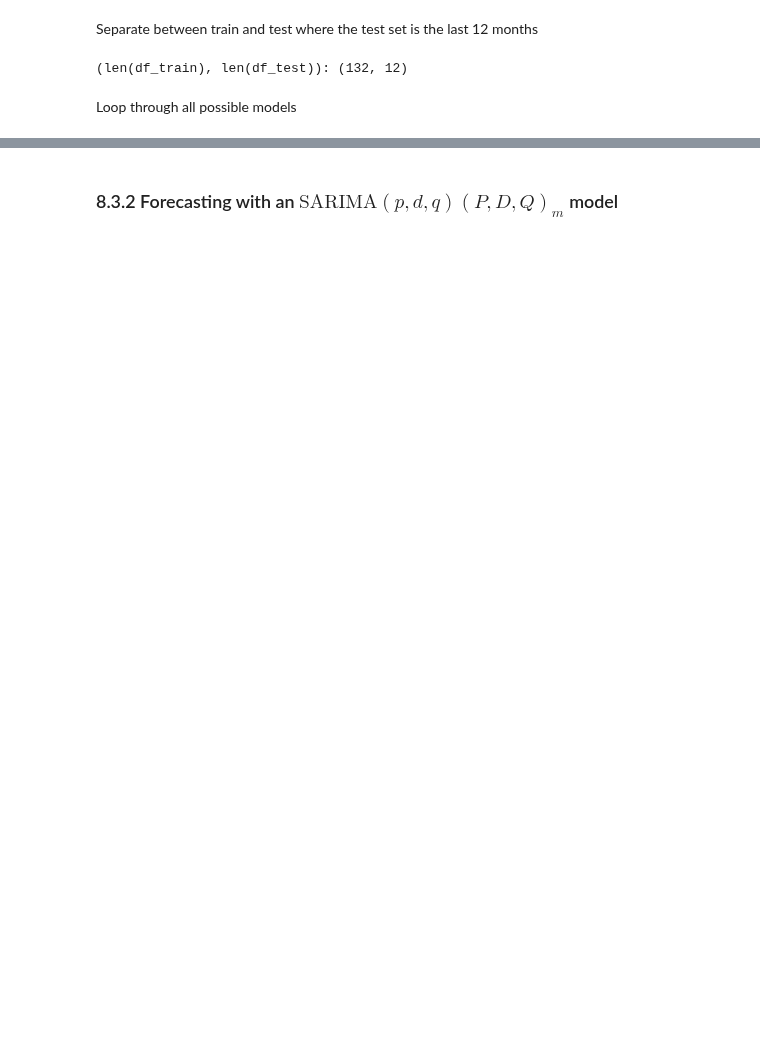
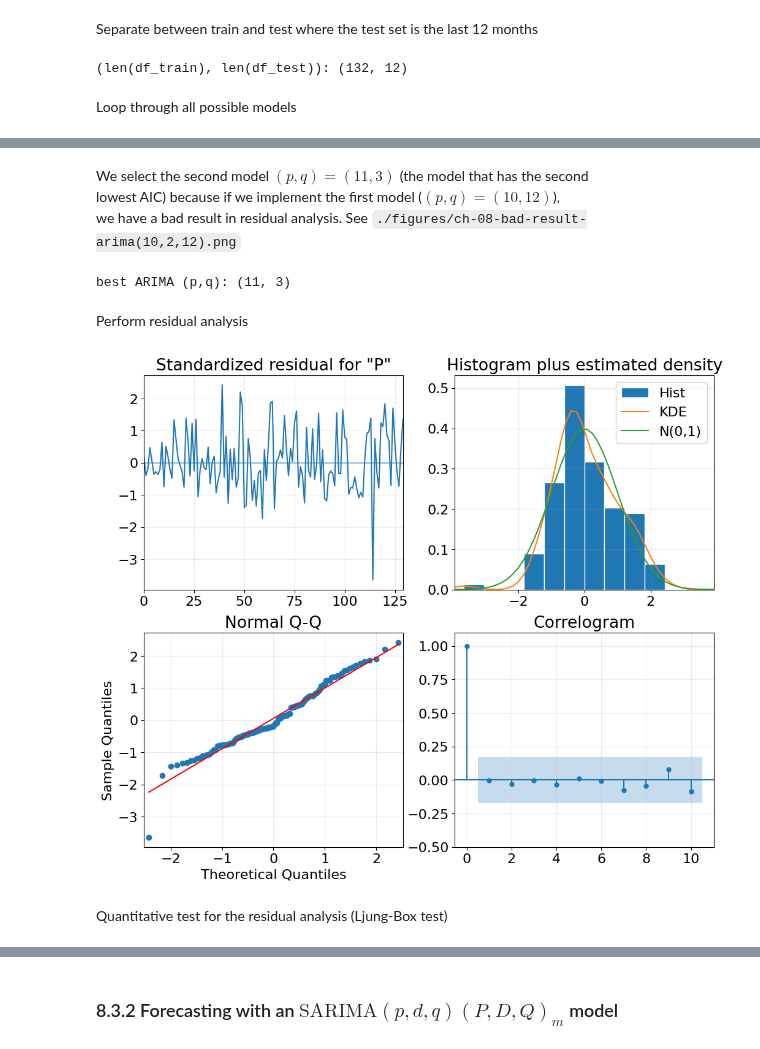
Before and after one commit to LugoBlogger/SI-201-542-forecasting-technique, a Jupyter notebook: week-09.ipynb, the cells around one changed output, grey strips where cells are left out. Drawn from its saved outputs; the diff is of its cells as text; code cells hidden in the pictures; blank space fills up the shorter version.

```diff
--- a/week-09.ipynb
+++ b/week-09.ipynb
@@ -391,0 +370,3 @@ arima_result_df
+# %%
+reload_arima_result_df = pd.read_csv("./results/ch-08-arima-result.csv")
+reload_arima_result_df
@@ -391,0 +406,31 @@ arima_result_df
+# %% [markdown]
+We select the second model $(p, q) = (11, 3)$ (the model that has the second
+lowest AIC) because if we implement the first model ($(p, q) = (10, 12)$),
+we have a bad result in residual analysis. See `./figures/ch-08-bad-result-arima(10,2,12).png`
+# %%
+best_pqPQ = reload_arima_result_df["(p,q,P,Q)"].iloc[1]
+best_arima_p, best_arima_q, _, _ = tuple(map(int, best_pqPQ.strip("()").split(", ")))
+print(f"best ARIMA (p,q): {(best_arima_p, best_arima_q)}")
+# %% [output]
+best ARIMA (p,q): (11, 3)
+# %% [markdown]
+Perform residual analysis
+# %%
+model_arima_best = SARIMAX(df_train["Passengers"], order=(best_arima_p, d, best_arima_q),
+                        simple_differencing=False)
+model_arima_best_fit = model_arima_best.fit(disp=False)
+# %%
+fig = model_arima_best_fit.plot_diagnostics(figsize=(12, 10))
+
+# get all axes
+axs = fig.get_axes()
+for ax in axs:
+  ax.grid("on")
+
+# set y-lim for correlogram plot
+axs[3].set_ylim([-0.5, 1.1])
+plt.show(fig)
+# %% [output]
+[figure, added]
+# %% [markdown]
+Quantitative test for the residual analysis (Ljung-Box test)
```
Also changed, not shown: parts of 50 cells of this notebook, 5 other files.
